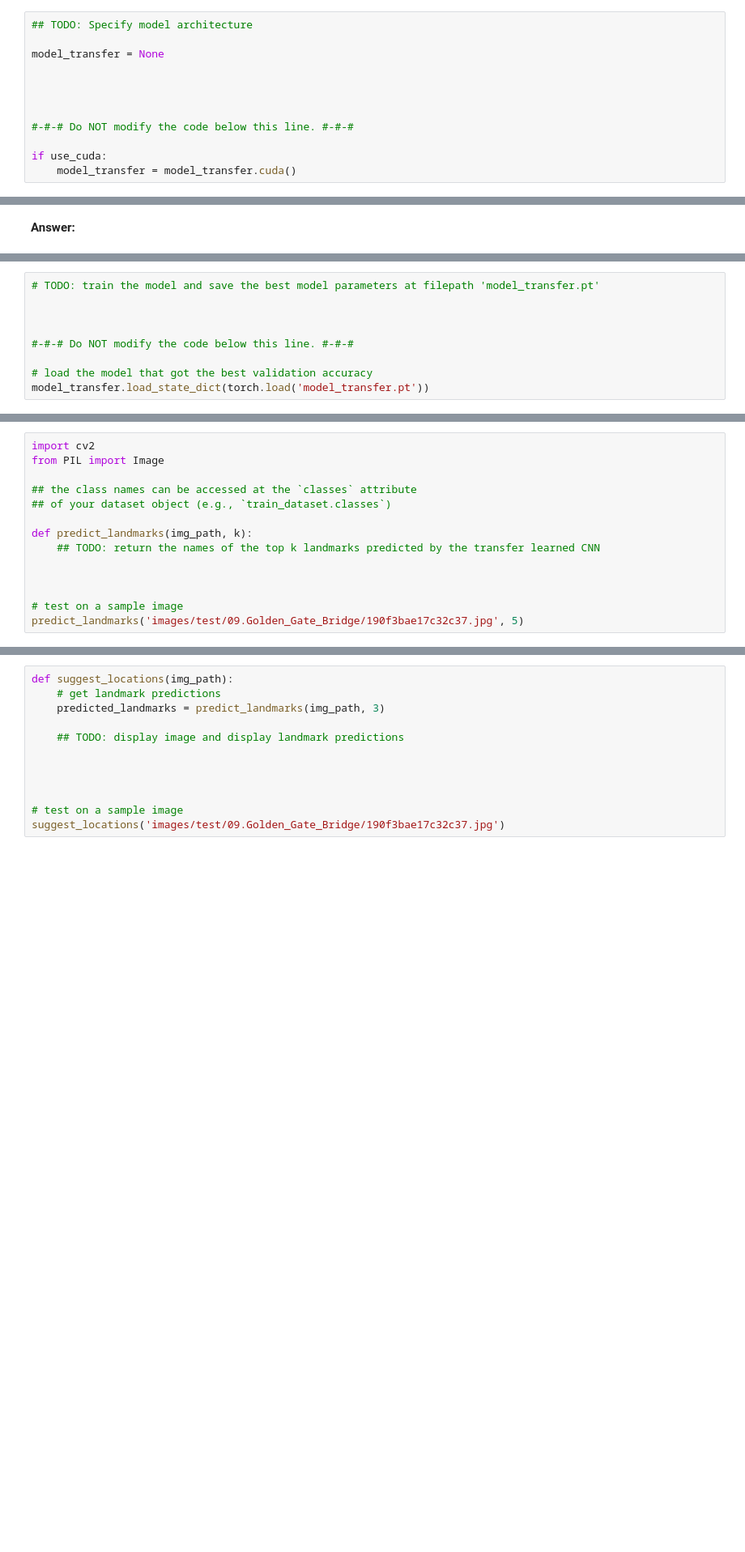
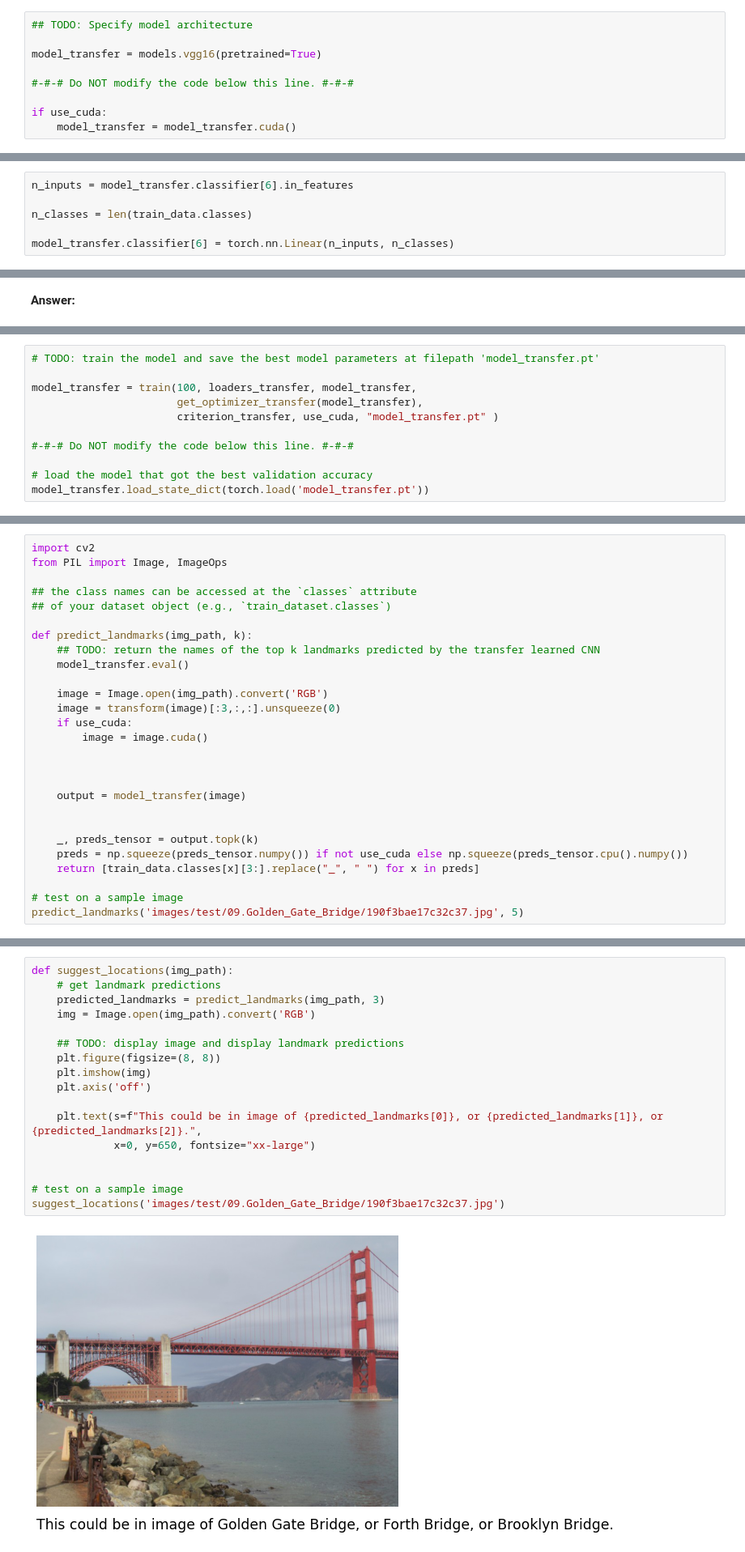
Before and after one commit to YazeedS/Landmarks_CNN, a Jupyter notebook: landmark.ipynb, the cells around one changed output, grey strips where cells are left out. Shown: that part at 81% size. Saved outputs shown, nothing was run; the diff lists cells and outputs as text; blank space fills up the shorter version.

```diff
--- a/landmark.ipynb
+++ b/landmark.ipynb
@@ -511,10 +541,7 @@ Use transfer learning to create a CNN to classify images of landmarks.  Use the
 # %%
 ## TODO: Specify model architecture
 
-model_transfer = None
-
-
-
+model_transfer = models.vgg16(pretrained=True)
 
 #-#-# Do NOT modify the code below this line. #-#-#
 
@@ -522,0 +579,6 @@ if use_cuda:
+# %%
+n_inputs = model_transfer.classifier[6].in_features
+
+n_classes = len(train_data.classes)
+
+model_transfer.classifier[6] = torch.nn.Linear(n_inputs, n_classes)
@@ -531,7 +619,9 @@ Train and validate your model in the code cell below.  [Save the final model par
 # %%
 # TODO: train the model and save the best model parameters at filepath 'model_transfer.pt'
 
-
+model_transfer = train(100, loaders_transfer, model_transfer,
+                       get_optimizer_transfer(model_transfer),
+                       criterion_transfer, use_cuda, "model_transfer.pt" )
 
 #-#-# Do NOT modify the code below this line. #-#-#
 
@@ -563,14 +681,27 @@ An example of the expected behavior of `predict_landmarks`:
 # %%
 import cv2
-from PIL import Image
+from PIL import Image, ImageOps
 
 ## the class names can be accessed at the `classes` attribute
 ## of your dataset object (e.g., `train_dataset.classes`)
 
 def predict_landmarks(img_path, k):
     ## TODO: return the names of the top k landmarks predicted by the transfer learned CNN
+    model_transfer.eval()
+
+    image = Image.open(img_path).convert('RGB')
+    image = transform(image)[:3,:,:].unsqueeze(0)
+    if use_cuda:
+        image = image.cuda()
 
 
 
+    output = model_transfer(image)
+
+
+    _, preds_tensor = output.topk(k)
+    preds = np.squeeze(preds_tensor.numpy()) if not use_cuda else np.squeeze(preds_tensor.cpu().numpy())
+    return [train_data.classes[x][3:].replace("_", " ") for x in preds]
+
 # test on a sample image
 predict_landmarks('images/test/09.Golden_Gate_Bridge/190f3bae17c32c37.jpg', 5)
@@ -584,15 +732,22 @@ Some sample output for `suggest_locations` is provided below, but feel free to d
 # %%
 def suggest_locations(img_path):
     # get landmark predictions
     predicted_landmarks = predict_landmarks(img_path, 3)
+    img = Image.open(img_path).convert('RGB')
 
     ## TODO: display image and display landmark predictions
+    plt.figure(figsize=(8, 8))
+    plt.imshow(img)
+    plt.axis('off')
 
-
+    plt.text(s=f"This could be in image of {predicted_landmarks[0]}, or {predicted_landmarks[1]}, or {predicted_landmarks[2]}.",
+             x=0, y=650, fontsize="xx-large")
 
 
 # test on a sample image
 suggest_locations('images/test/09.Golden_Gate_Bridge/190f3bae17c32c37.jpg')
+# %% [output]
+[figure, added]
 # %% [markdown]
 ### (IMPLEMENTATION) Test Your Algorithm
 
```
Also changed, not shown: parts of 20 cells of this notebook.
